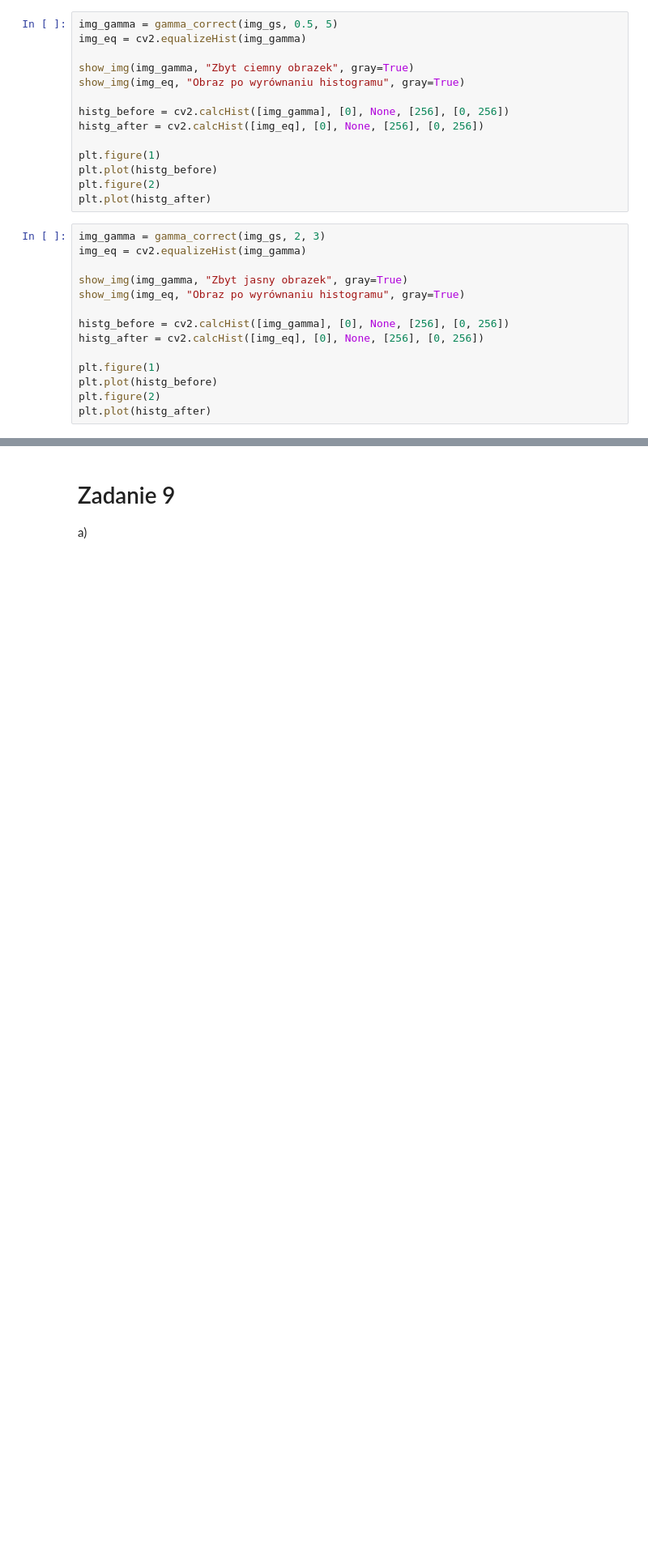
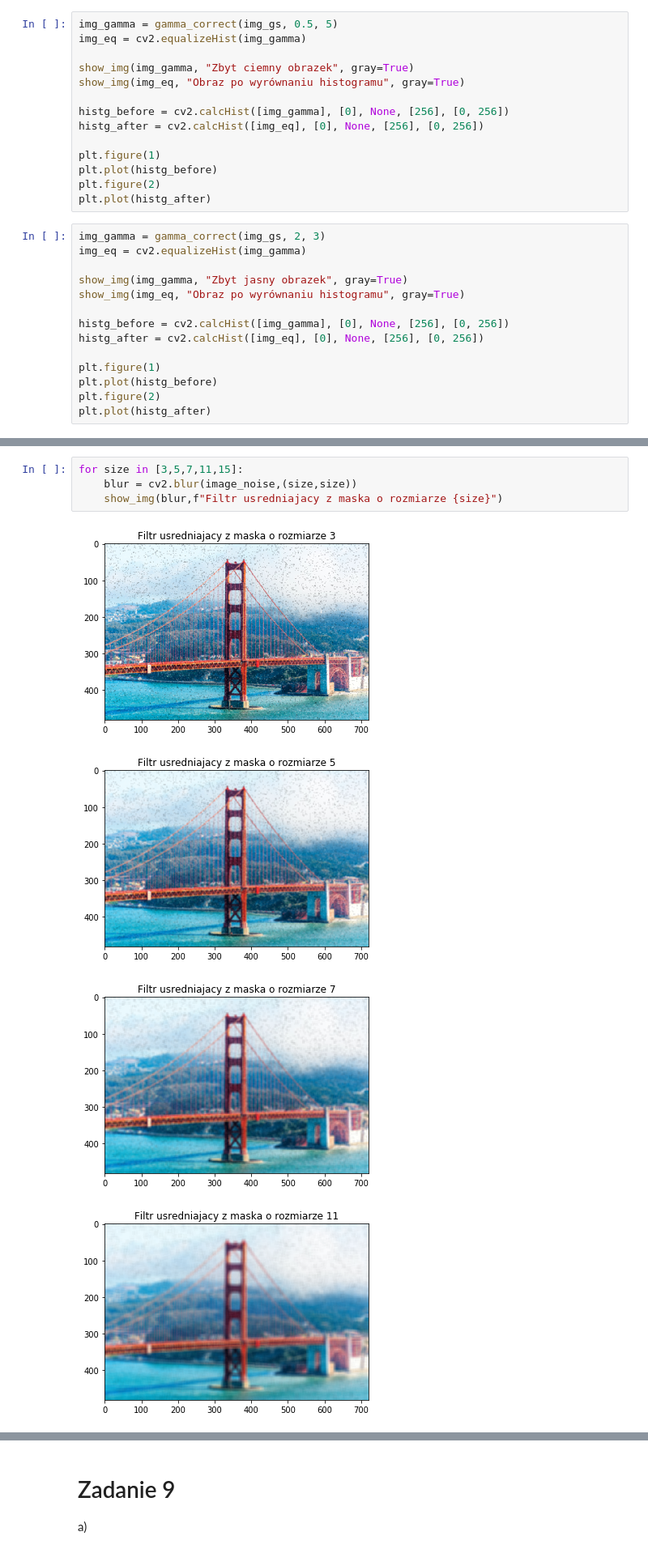
Before and after one commit to jakubfaldasz/cpso, a Jupyter notebook: cpso-images.ipynb, the cells around one changed output, grey strips where cells are left out. Shown at 81% size. Drawn from its saved outputs; the diff is of its cells as text; blank space fills up the shorter version.

```diff
--- a/cpso-images.ipynb
+++ b/cpso-images.ipynb
@@ -203,0 +241,9 @@ plt.plot(histg_after)
+# %%
+for size in [3,5,7,11,15]:
+    blur = cv2.blur(image_noise,(size,size))
+    show_img(blur,f"Filtr usredniajacy z maska o rozmiarze {size}")
+# %% [output]
+[figure, added]
+[figure, added]
+[figure, added]
+[figure, added]
```
Also changed, not shown: parts of 15 cells of this notebook.
